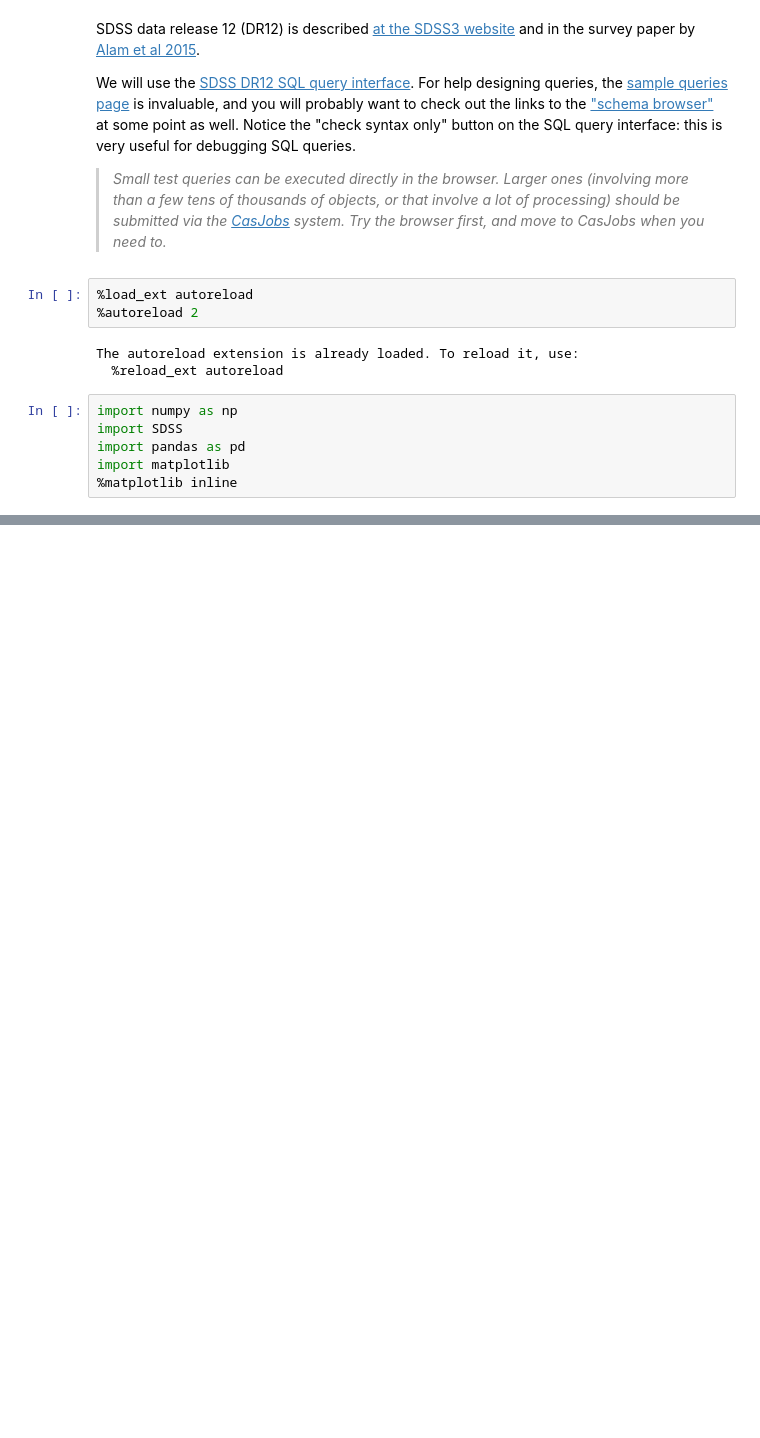
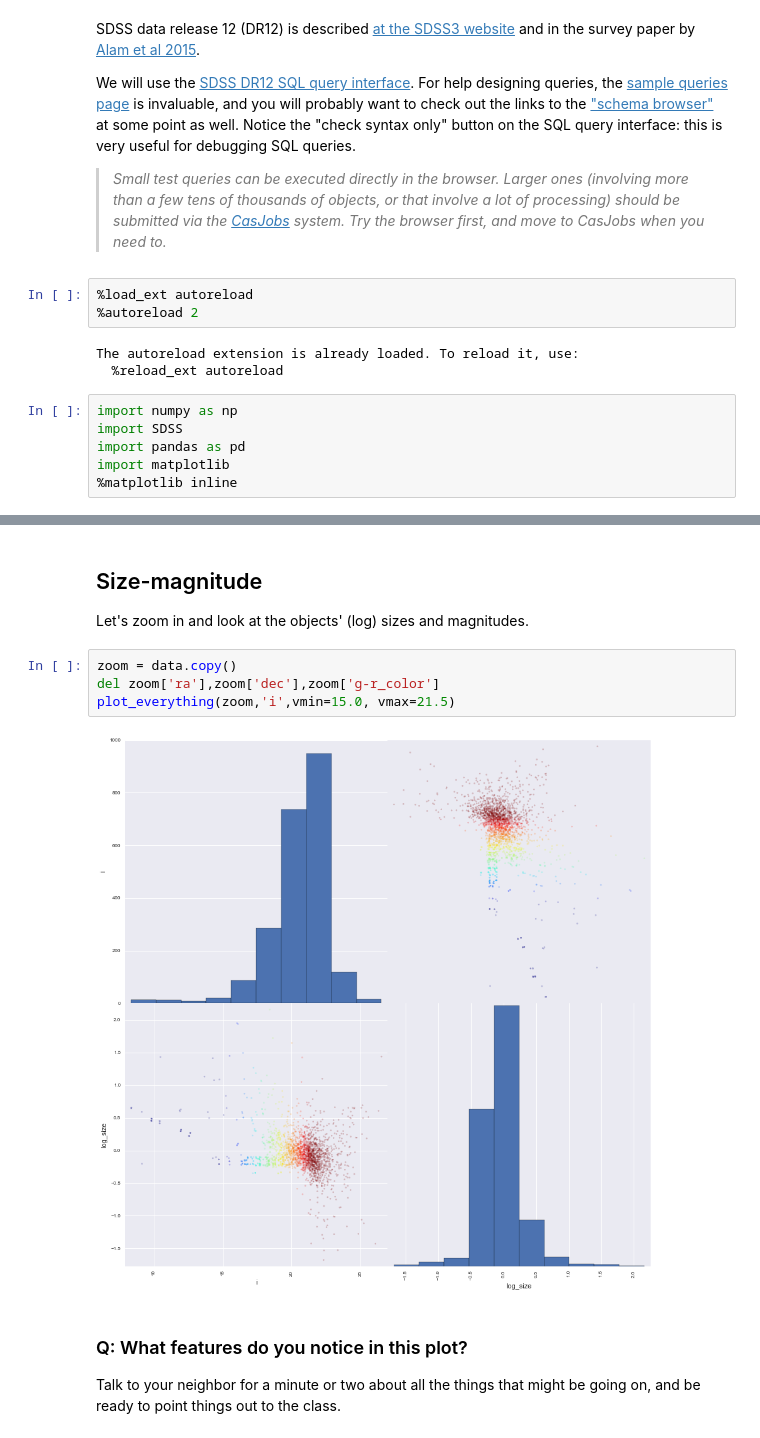
Before and after one commit to KIPAC/StatisticalMethods, a Jupyter notebook: examples/SDSScatalog/FirstLook.ipynb, the cells around one changed output, grey strips where cells are left out. Cells and saved outputs as stored; diff of their text form; blank space fills up the shorter version.

```diff
--- a/examples/SDSScatalog/FirstLook.ipynb
+++ b/examples/SDSScatalog/FirstLook.ipynb
@@ -77,0 +136,14 @@ This is, in general, difficult.
+# %% [markdown]
+## Size-magnitude
+
+Let's zoom in and look at the objects' (log) sizes and magnitudes.
+# %%
+zoom = data.copy()
+del zoom['ra'],zoom['dec'],zoom['g-r_color']
+plot_everything(zoom,'i',vmin=15.0, vmax=21.5)
+# %% [output]
+[figure, added]
+# %% [markdown]
+### Q: What features do you notice in this plot?
+
+Talk to your neighbor for a minute or two about all the things that might be going on, and be ready to point things out to the class.
```
Also changed, not shown: parts of 10 cells of this notebook.
